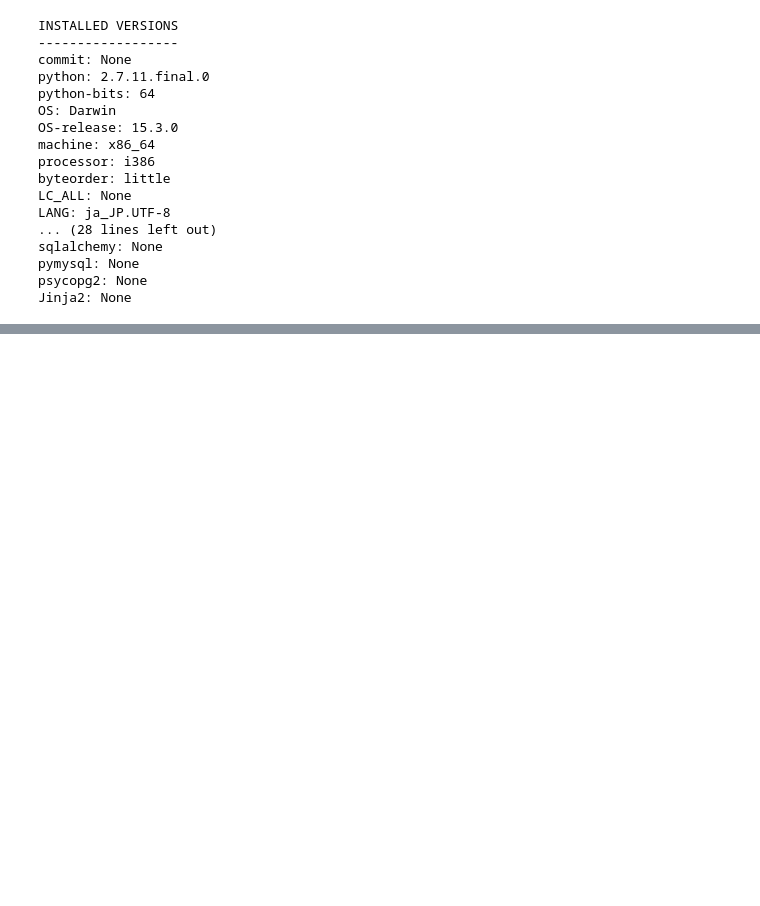
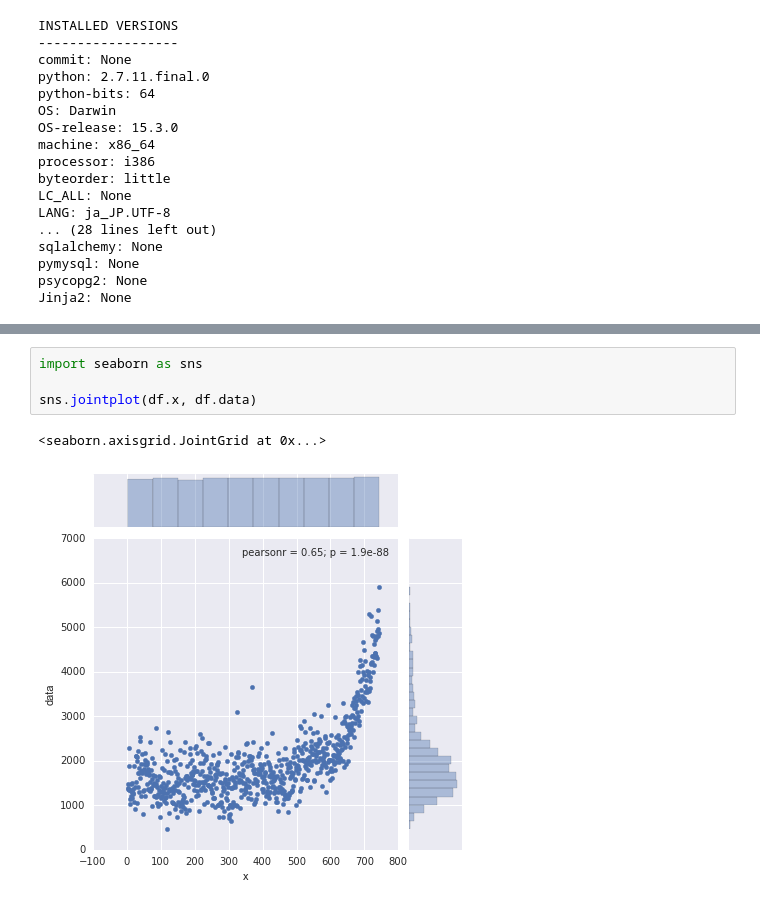
Before and after one commit to nut-jnlp/BuildingMachineLearningSystemsWithPython, a Jupyter notebook: ch00_tutorial/pandas_tutorial.ipynb, the cells around one changed output, grey strips where cells are left out. Cells and saved outputs as stored; diff of their text form; blank space fills up the shorter version.

```diff
--- a/ch00_tutorial/pandas_tutorial.ipynb
+++ b/ch00_tutorial/pandas_tutorial.ipynb
@@ -34,0 +95,7 @@ Jinja2: None
+# %%
+import seaborn as sns
+
+sns.jointplot(df.x, df.data)
+# %% [output]
+<seaborn.axisgrid.JointGrid at 0x...>
+[figure, added]
```
Also changed, not shown: parts of 5 cells of this notebook.
